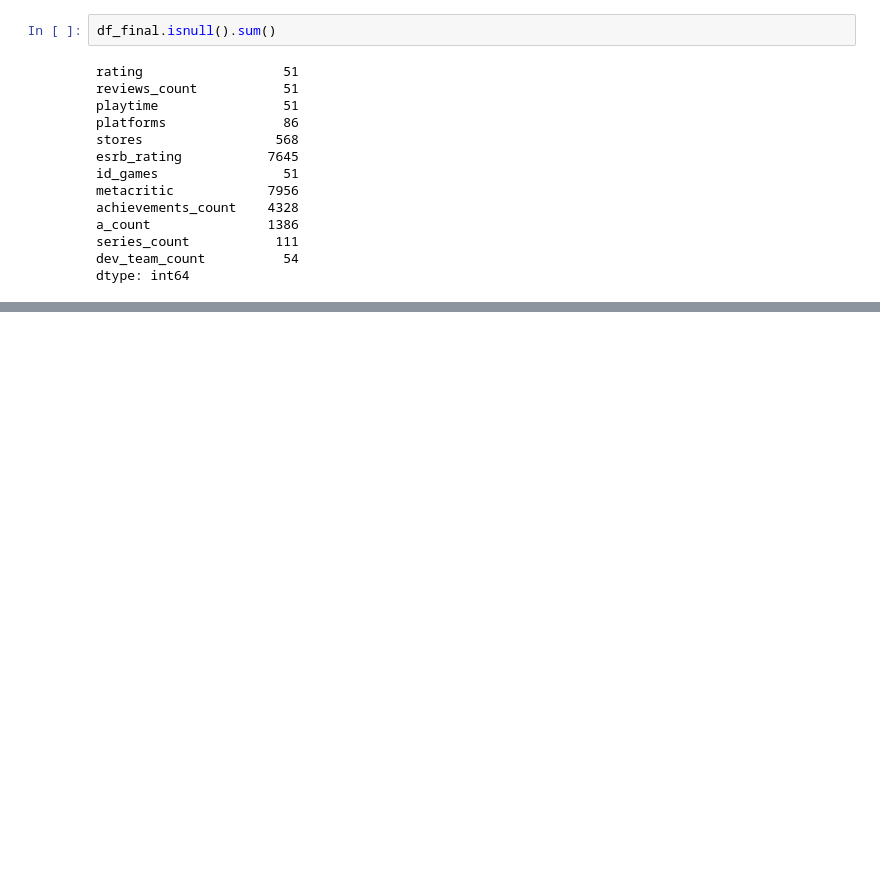
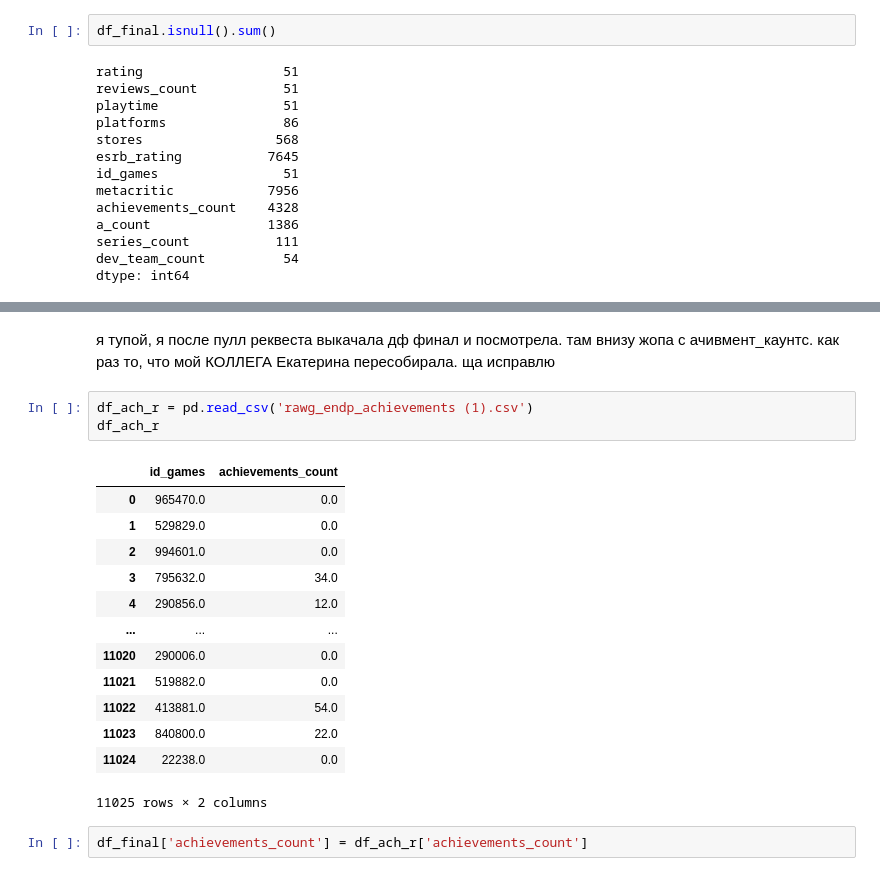
Before and after one commit to zolzayada/GP3_cool, a Jupyter notebook: апи_гп3КУЛ.ipynb, the cells around one changed output, grey strips where cells are left out. Cells and saved outputs as stored; diff of their text form; blank space fills up the shorter version.

Commit message:
поменяла столбец в финальном датафрейме

```diff
--- a/апи_гп3КУЛ.ipynb
+++ b/апи_гп3КУЛ.ipynb
@@ -803,0 +822,21 @@ dtype: int64
+# %% [markdown]
+я тупой, я после пулл реквеста выкачала дф финал и посмотрела. там внизу жопа с ачивмент_каунтс. как раз то, что мой КОЛЛЕГА Екатерина пересобирала. ща исправлю
+# %%
+df_ach_r = pd.read_csv('rawg_endp_achievements (1).csv')
+df_ach_r
+# %% [output]
+|  | id_games | achievements_count |
+| 0 | 965470.0 | 0.0 |
+| 1 | 529829.0 | 0.0 |
+| 2 | 994601.0 | 0.0 |
+| 3 | 795632.0 | 34.0 |
+| 4 | 290856.0 | 12.0 |
+| ... | ... | ... |
+| 11020 | 290006.0 | 0.0 |
+| 11021 | 519882.0 | 0.0 |
+| 11022 | 413881.0 | 54.0 |
+| 11023 | 840800.0 | 22.0 |
+| 11024 | 22238.0 | 0.0 |
+11025 rows × 2 columns
+# %%
+df_final['achievements_count'] = df_ach_r['achievements_count']
```
Also changed, not shown: parts of 5 cells of this notebook.
